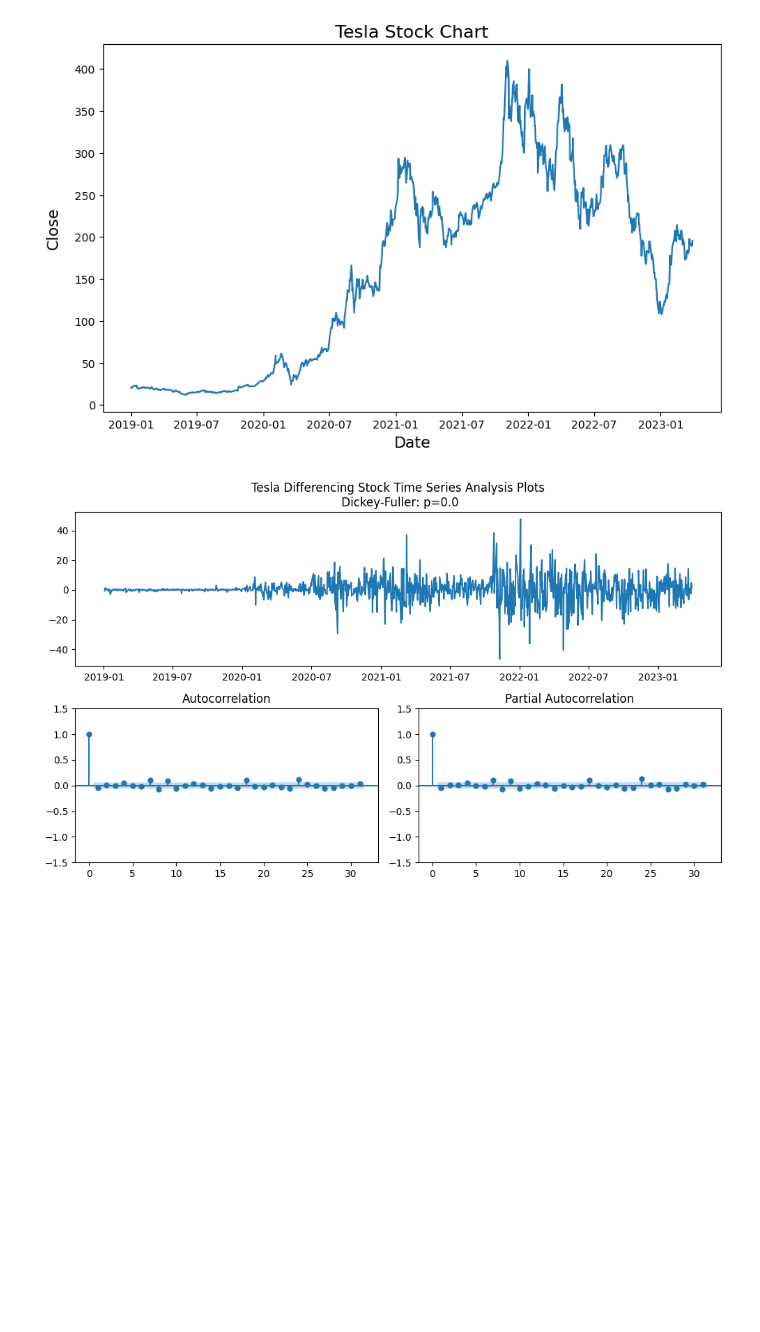
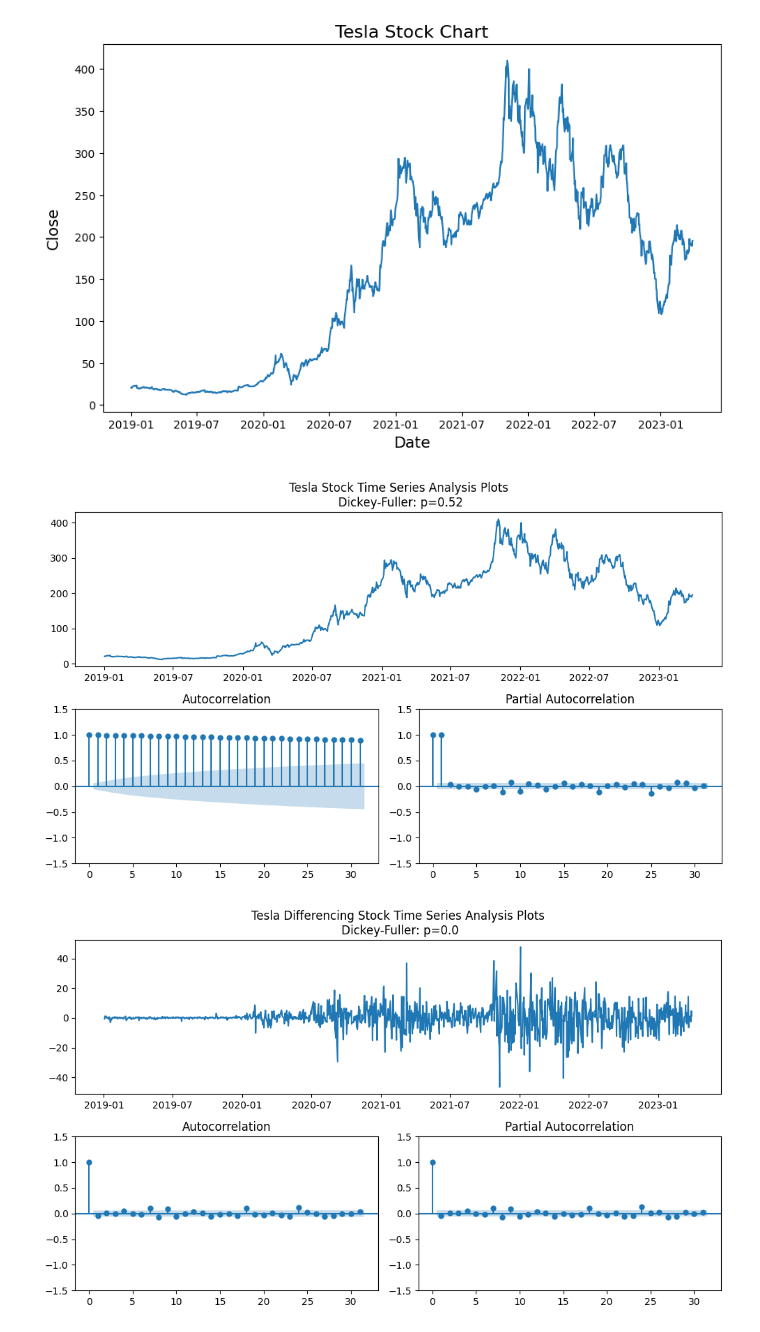
Before and after one commit to dschloe/streamlitbook-saraevan, a Jupyter notebook: ch02/step05_scikit-learn.ipynb, the cells around one changed output. Saved outputs shown, nothing was run; the diff lists cells and outputs as text; code cells hidden in the pictures; blank space fills up the shorter version.

```diff
--- a/ch02/step05_scikit-learn.ipynb
+++ b/ch02/step05_scikit-learn.ipynb
@@ -49,7 +49,7 @@ def tsplot(y, lags=None, figsize=(10, 6), tickerName = "stock", outputname = 'ou
     if not isinstance(y, pd.Series):
         y = pd.Series(y)
 
-    p_value = np.round(sm.tsa.stattools.adfuller(y)[1], 2)
+    p_value = np.round(sm.tsa.stattools.adfuller(y)[1], 3)
 
     fig = plt.figure(figsize=figsize)
     layout = (0.5, 0.5)
@@ -82,6 +82,10 @@ def tsplot(y, lags=None, figsize=(10, 6), tickerName = "stock", outputname = 'ou
     fig.tight_layout()
     plt.savefig(outputname, dpi=200)
     plt.show()
+# %%
+tsplot(TSLA.Close, tickerName = "Tesla", outputname = 'output/scikit-learn02.png')
+# %% [output]
+[figure, added]
 # %%
 ts_sun_diff = (TSLA.Close - TSLA.Close.shift(1)).dropna()
 tsplot(ts_sun_diff, tickerName = "Tesla Differencing", outputname = 'output/scikit-learn03.png')
```
Also changed, not shown: parts of 10 cells of this notebook, 3 other files.
